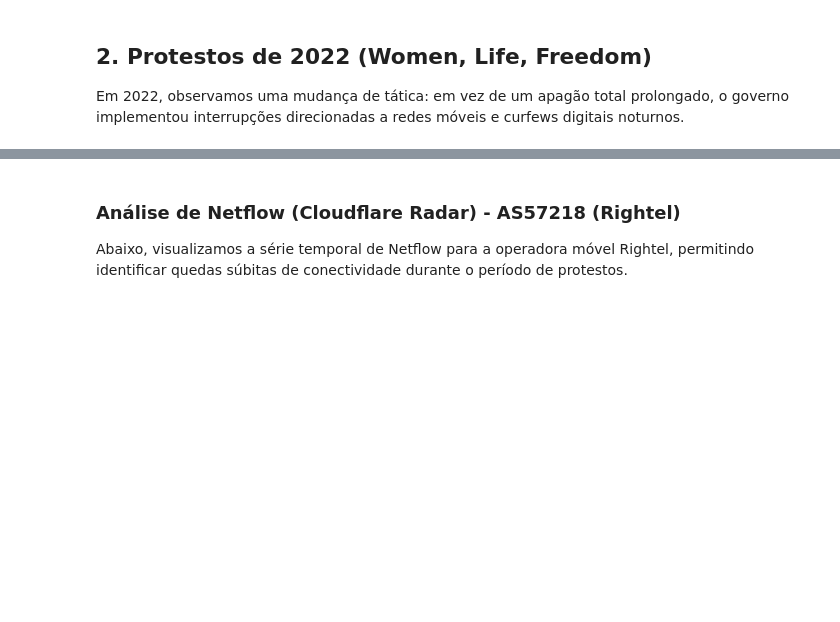
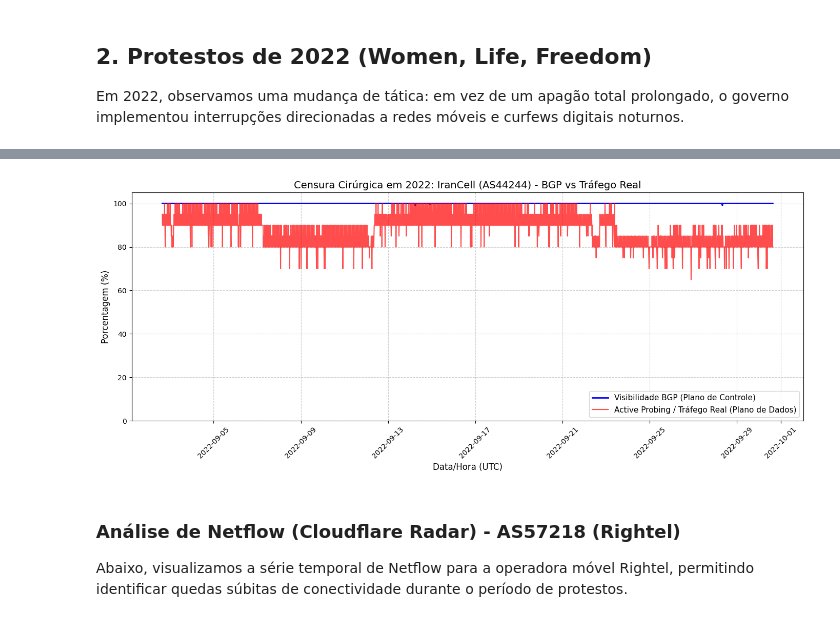
Before and after one commit to arthmelo/bgp-iran-protests-analysis, a Jupyter notebook: scripts/graficos_e_metricas.ipynb, the cells around one changed output, grey strips where cells are left out. Drawn from its saved outputs; the diff is of its cells as text; code cells hidden in the pictures; blank space fills up the shorter version.

```diff
--- a/scripts/graficos_e_metricas.ipynb
+++ b/scripts/graficos_e_metricas.ipynb
@@ -100,3 +104,32 @@ Em 2022, observamos uma mudança de tática: em vez de um apagão total prolonga
+# %%
+file_path_irancell = 'data/2022_mahsa_amini/api-ioda/ioda-as44244-(irancell-as)-22-09-16-15-51-normalized.csv'
+
+df_irancell = pd.read_csv(file_path_irancell)
+
+df_irancell['Time (UTC)'] = pd.to_datetime(df_irancell['Time (UTC)'])
+
+plt.figure(figsize=(14, 6))
+
+plt.plot(df_irancell['Time (UTC)'], df_irancell['BGP (#Visible /24s)'],
+         label='Visibilidade BGP (Plano de Controle)', color='blue', linewidth=2)
+
+plt.plot(df_irancell['Time (UTC)'], df_irancell['Active Probing (#/24s Up)'],
+         label='Active Probing / Tráfego Real (Plano de Dados)', color='red', alpha=0.7)
+
+plt.title('Censura Cirúrgica em 2022: IranCell (AS44244) - BGP vs Tráfego Real', fontsize=14)
+plt.xlabel('Data/Hora (UTC)', fontsize=12)
+plt.ylabel('Porcentagem (%)', fontsize=12)
+
+plt.ylim(0, 105)
+
+plt.legend(loc='lower right', fontsize=11)
+plt.grid(True, linestyle='--', alpha=0.6)
+plt.xticks(rotation=45)
+plt.tight_layout()
+
+plt.show()
+# %% [output]
+[figure, added]
 # %% [markdown]
 ### Análise de Netflow (Cloudflare Radar) - AS57218 (Rightel)
 
```
Also changed, not shown: parts of 6 cells of this notebook.
